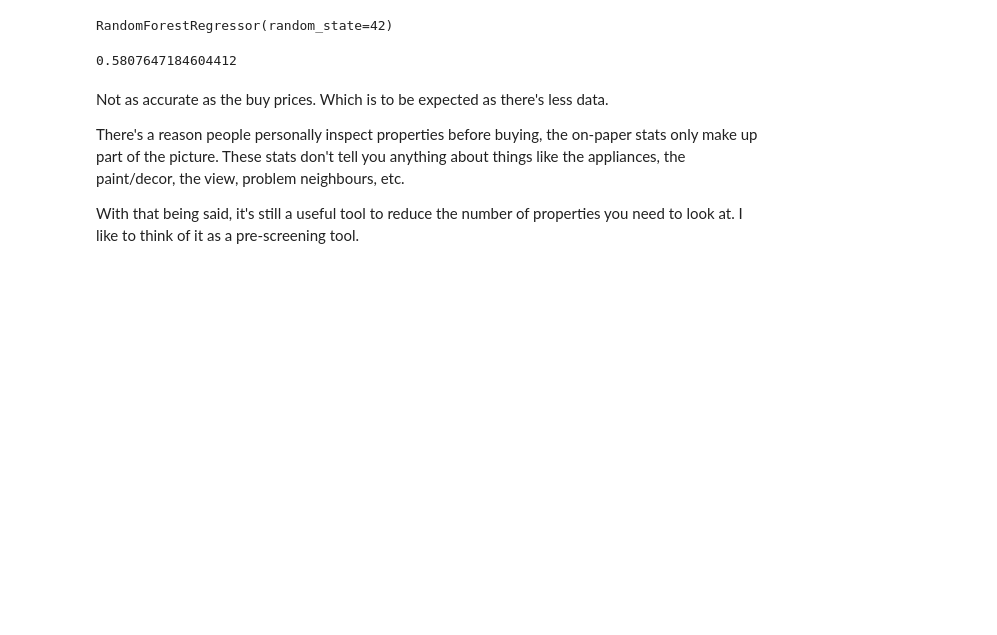
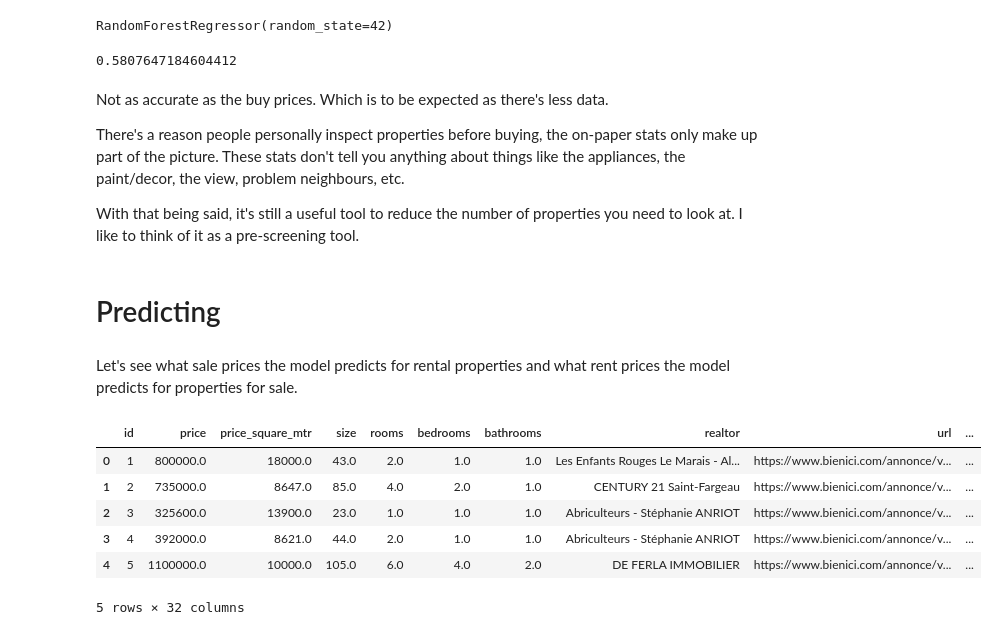
Before and after one commit to BenjaminHThomas/paris-re-analysis, a Jupyter notebook: exploration_1.ipynb, the cells around one changed output. Drawn from its saved outputs; the diff is of its cells as text; code cells hidden in the pictures; blank space fills up the shorter version.

```diff
--- a/exploration_1.ipynb
+++ b/exploration_1.ipynb
@@ -812,3 +812,7 @@ Not as accurate as the buy prices. Which is to be expected as there's less data.
 There's a reason people personally inspect properties before buying, the on-paper stats only make up part of the picture. These stats don't tell you anything about things like the appliances, the paint/decor, the view, problem neighbours, etc.
 
 With that being said, it's still a useful tool to reduce the number of properties you need to look at. I like to think of it as a pre-screening tool.
+# %% [markdown]
+# Predicting
+# %% [markdown]
+Let's see what sale prices the model predicts for rental properties and what rent prices the model predicts for properties for sale.
@@ -814,0 +822,10 @@ With that being said, it's still a useful tool to reduce the number of propertie
+# %%
+buy_pred.head()
+# %% [output]
+|  | id | price | price_square_mtr | size | rooms | bedrooms | bathrooms | realtor | url | ... |
+| 0 | 1 | 800000.0 | 18000.0 | 43.0 | 2.0 | 1.0 | 1.0 | Les Enfants Rouges Le Marais - Al... | https://www.bienici.com/annonce/v... | ... |
+| 1 | 2 | 735000.0 | 8647.0 | 85.0 | 4.0 | 2.0 | 1.0 | CENTURY 21 Saint-Fargeau | https://www.bienici.com/annonce/v... | ... |
+| 2 | 3 | 325600.0 | 13900.0 | 23.0 | 1.0 | 1.0 | 1.0 | Abriculteurs - Stéphanie ANRIOT | https://www.bienici.com/annonce/v... | ... |
+| 3 | 4 | 392000.0 | 8621.0 | 44.0 | 2.0 | 1.0 | 1.0 | Abriculteurs - Stéphanie ANRIOT | https://www.bienici.com/annonce/v... | ... |
+| 4 | 5 | 1100000.0 | 10000.0 | 105.0 | 6.0 | 4.0 | 2.0 | DE FERLA IMMOBILIER | https://www.bienici.com/annonce/v... | ... |
+5 rows × 32 columns
```
Also changed, not shown: parts of 7 cells of this notebook.
